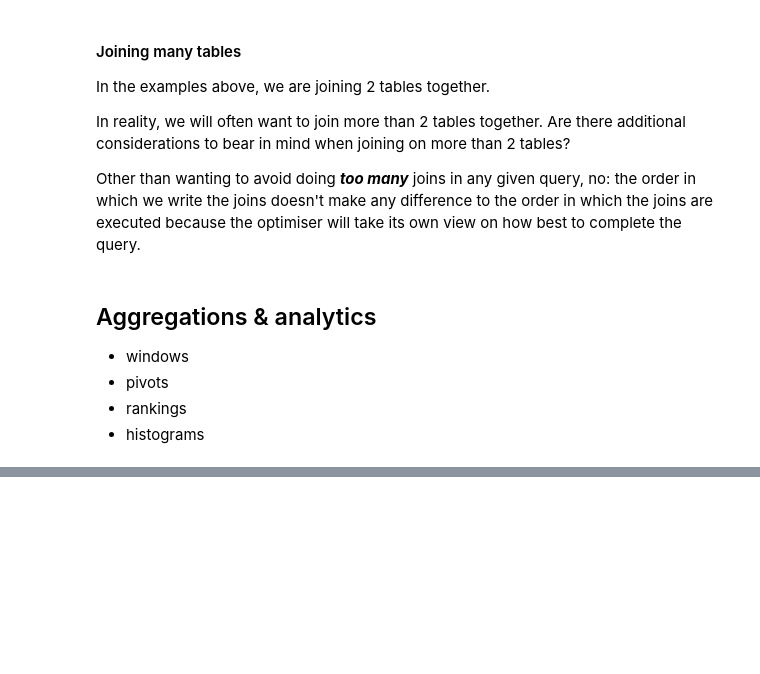
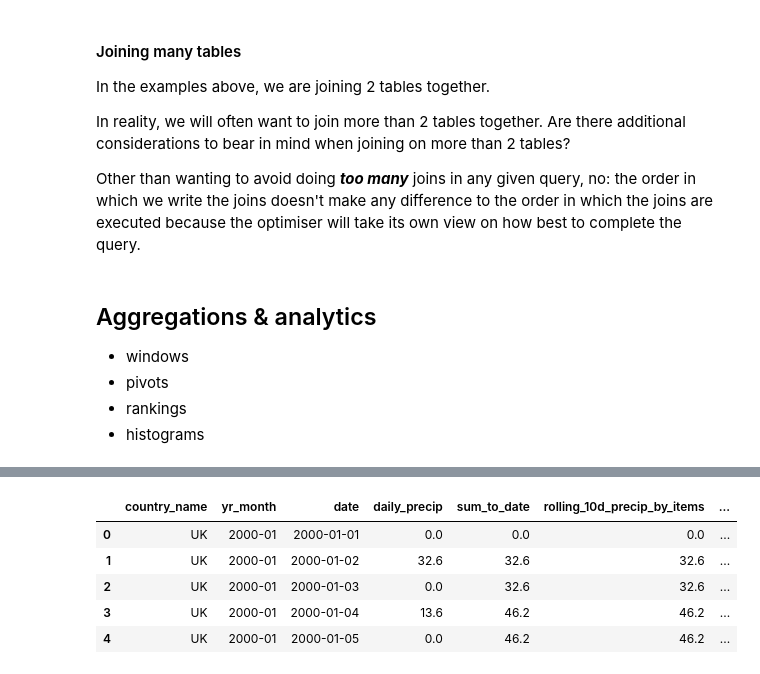
Before and after one commit to UpstatePedro/idea-bank, a Jupyter notebook: drafts/data-engineering/sql.ipynb, the cells around one changed output, grey strips where cells are left out. Drawn from its saved outputs; the diff is of its cells as text; code cells hidden in the pictures; blank space fills up the shorter version.

```diff
--- a/drafts/data-engineering/sql.ipynb
+++ b/drafts/data-engineering/sql.ipynb
@@ -476,0 +488,11 @@ Column names:  ['name', 'month', 'date', 'daily_precip', 'sum_to_date', 'rolling
+# %%
+result, cols = run_query(MONTHLY_PARTITION_QUERY, conn)
+df = pd.DataFrame(result, columns=cols)
+df.head()
+# %% [output]
+|  | country_name | yr_month | date | daily_precip | sum_to_date | rolling_10d_precip_by_items | ... |
+| 0 | UK | 2000-01 | 2000-01-01 | 0.0 | 0.0 | 0.0 | ... |
+| 1 | UK | 2000-01 | 2000-01-02 | 32.6 | 32.6 | 32.6 | ... |
+| 2 | UK | 2000-01 | 2000-01-03 | 0.0 | 32.6 | 32.6 | ... |
+| 3 | UK | 2000-01 | 2000-01-04 | 13.6 | 46.2 | 46.2 | ... |
+| 4 | UK | 2000-01 | 2000-01-05 | 0.0 | 46.2 | 46.2 | ... |
```
Also changed, not shown: parts of 13 cells of this notebook.
